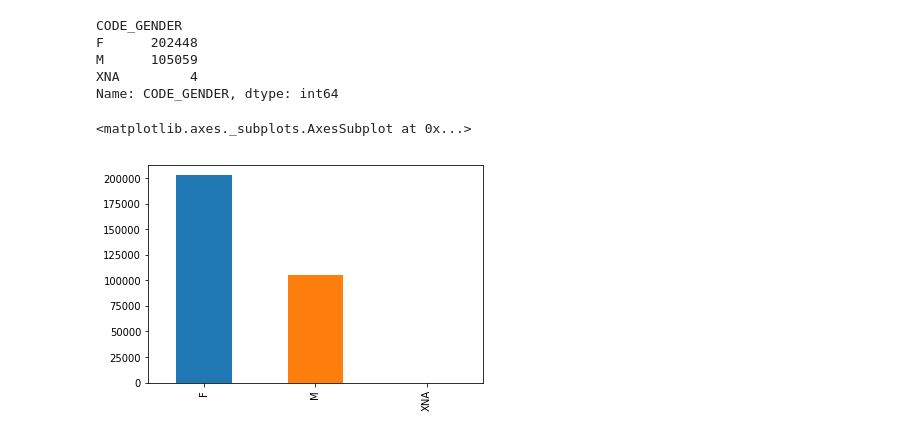
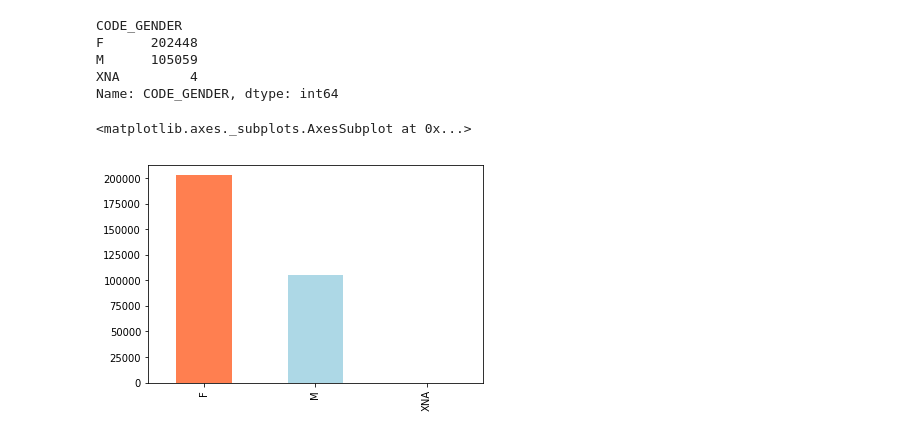
Before and after one commit to cchangleo/2nd-ML100Days, a Jupyter notebook: homework/Day_005_HW.ipynb, the cells around one changed output. Drawn from its saved outputs; the diff is of its cells as text; code cells hidden in the pictures.

```diff
--- a/homework/Day_005_HW.ipynb
+++ b/homework/Day_005_HW.ipynb
@@ -70,7 +70,7 @@ M      105059
 XNA         4
 Name: CODE_GENDER, dtype: int64
 # %%
-app_train['CODE_GENDER'].value_counts().plot.bar()
+app_train['CODE_GENDER'].value_counts().plot.bar(colors = ['coral', 'lightblue', 'lightgreen'])
 # %% [output]
 <matplotlib.axes._subplots.AxesSubplot at 0x...>
-[figure, old version]
+[figure, new version]
```
